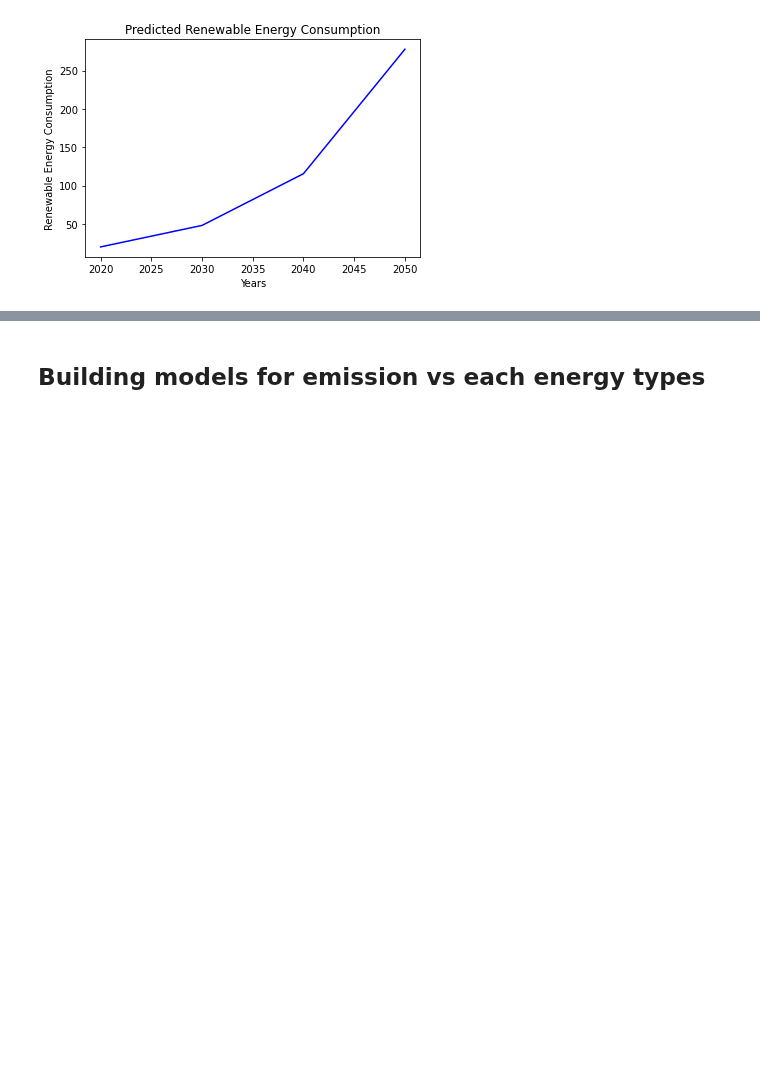
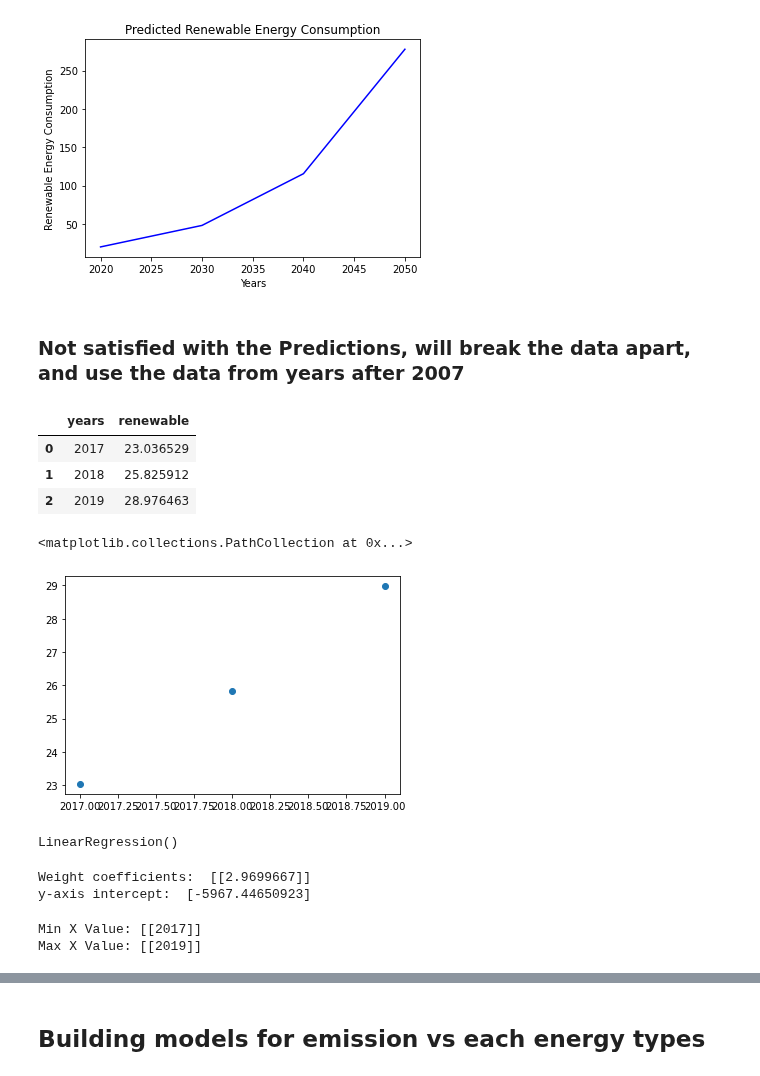
Before and after one commit to yuyhong23/One-Hot_Future, a Jupyter notebook: machine_learning_energy_types.ipynb, the cells around one changed output, grey strips where cells are left out. Cells and saved outputs as stored; diff of their text form; code cells hidden in the pictures; blank space fills up the shorter version.

```diff
--- a/machine_learning_energy_types.ipynb
+++ b/machine_learning_energy_types.ipynb
@@ -683,3 +658,22 @@ plt.ylabel('Renewable Energy Consumption')
 # %% [output]
 Text(0, 0.5, 'Renewable Energy Consumption')
 [figure]
+# %% [markdown]
+### Not satisfied with the Predictions, will break the data apart, and use the data from years after 2007
+# %%
+year_renew_2 = combine_all[["years", "renewable"]].copy()
+year_renew_2 = year_renew_2[year_renew_2["years"]>2016]
+year_renew_2.reset_index(drop=True)
+# %% [output]
+|  | years | renewable |
+| 0 | 2017 | 23.036529 |
+| 1 | 2018 | 25.825912 |
+| 2 | 2019 | 28.976463 |
+# %%
+renewa_X = year_renew_2.years.values.reshape(-1, 1)
+renewa_y = year_renew_2.renewable.values.reshape(-1, 1)
+# %%
+plt.scatter(renewa_X, renewa_y)
+# %% [output]
+<matplotlib.collections.PathCollection at 0x...>
+[figure, added]
@@ -685,0 +685,25 @@ Text(0, 0.5, 'Renewable Energy Consumption')
+# %%
+# Fit the model to the data.
+# Note: This is the training step where you fit the line to the data.
+model.fit(renewa_X, renewa_y)
+# %% [output]
+LinearRegression()
+# %%
+# Print the coefficient and the intercept for the model
+print('Weight coefficients: ', model.coef_)
+print('y-axis intercept: ', model.intercept_)
+# %% [output]
+Weight coefficients:  [[2.9699667]]
+y-axis intercept:  [-5967.44650923]
+# %%
+# Note: we have to transform our min and max values
+# so they are in the format: array([[ 1.17]])
+# This is the required format for `model.predict()`
+
+x_min = np.array([[renewa_X.min()]])
+x_max = np.array([[renewa_X.max()]])
+print(f"Min X Value: {x_min}")
+print(f"Max X Value: {x_max}")
+# %% [output]
+Min X Value: [[2017]]
+Max X Value: [[2019]]
```
Also changed, not shown: parts of 11 cells of this notebook.
